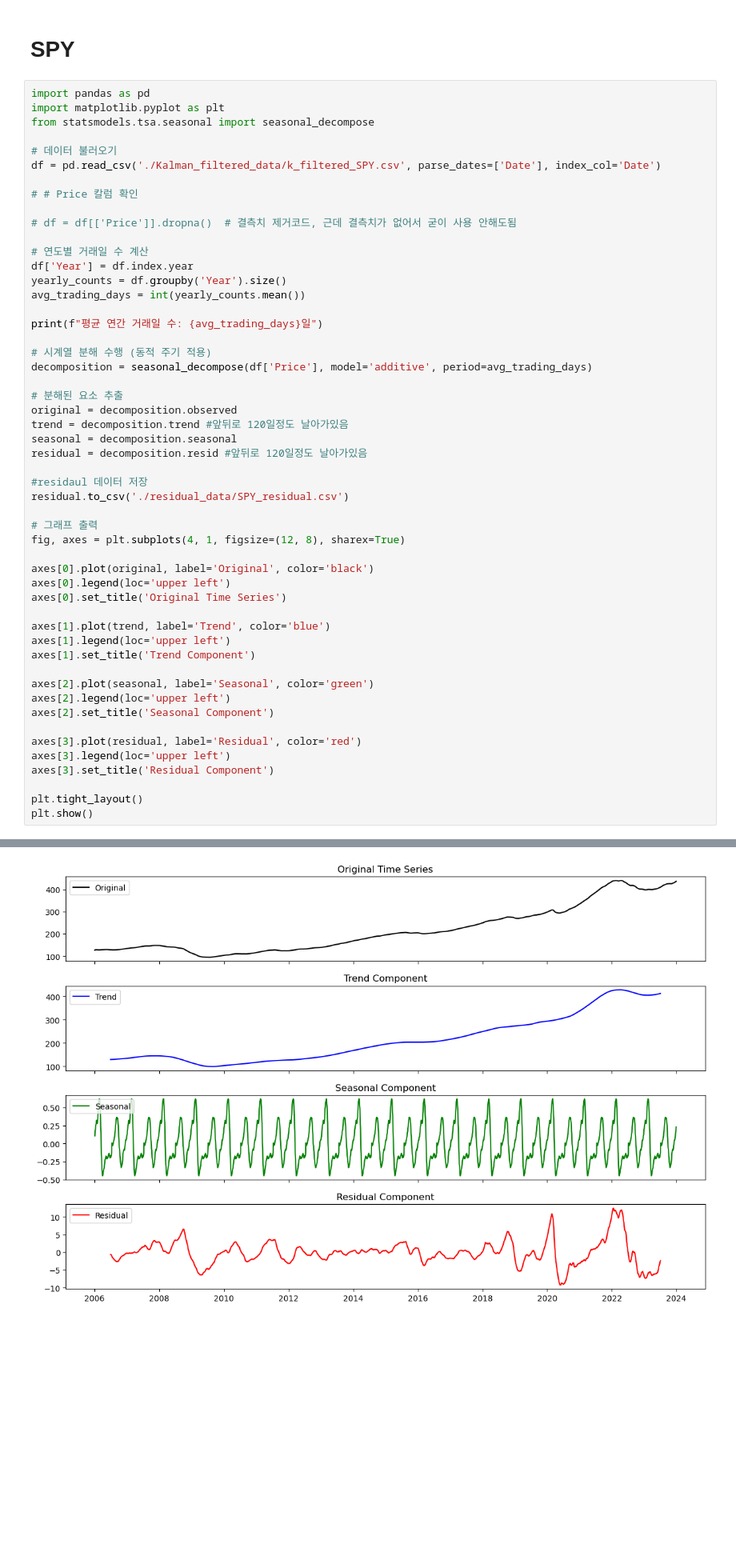
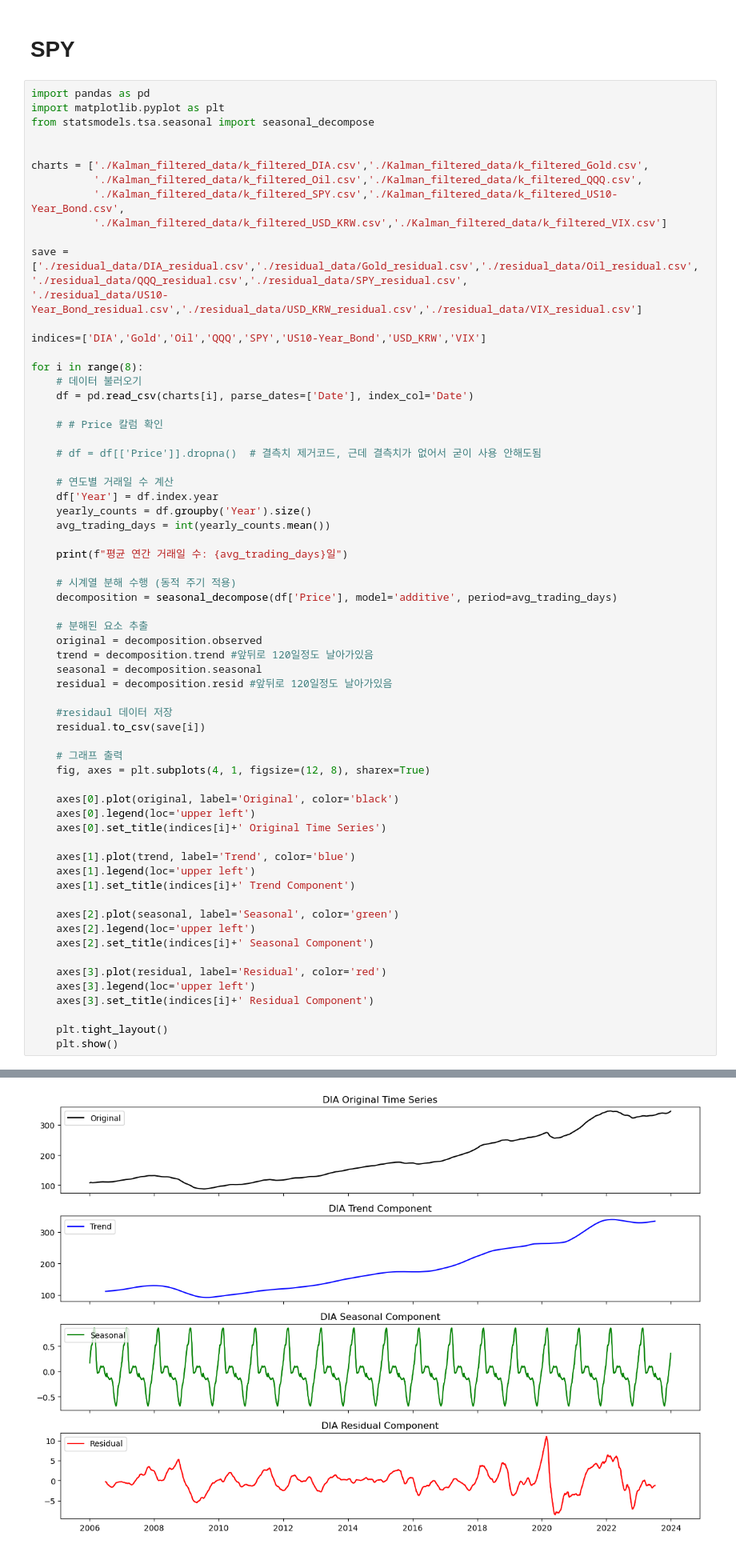
Before and after one commit to iinmv2486/Machine-Learning-for-Algorithmic-Trading-Second-Edition, a Jupyter notebook: 추가_자료/Development_of_a_Stock_Volatility_Detection_Model_Using_Artificial_Intelligence/4.Time_Series_Decomposition.ipynb, the cells around one changed output, grey strips where cells are left out. Shown at 80% size. Drawn from its saved outputs; the diff is of its cells as text; blank space fills up the shorter version.

Commit message:
time_series_decomposition for문으로 간편화

```diff
--- a/추가_자료/Development_of_a_Stock_Volatility_Detection_Model_Using_Artificial_Intelligence/4.Time_Series_Decomposition.ipynb
+++ b/추가_자료/Development_of_a_Stock_Volatility_Detection_Model_Using_Artificial_Intelligence/4.Time_Series_Decomposition.ipynb
@@ -3,55 +3,68 @@
 # %%
 import pandas as pd
 import matplotlib.pyplot as plt
 from statsmodels.tsa.seasonal import seasonal_decompose
 
-# 데이터 불러오기
-df = pd.read_csv('./Kalman_filtered_data/k_filtered_SPY.csv', parse_dates=['Date'], index_col='Date')
 
-# # Price 칼럼 확인
+charts = ['./Kalman_filtered_data/k_filtered_DIA.csv','./Kalman_filtered_data/k_filtered_Gold.csv',
+          './Kalman_filtered_data/k_filtered_Oil.csv','./Kalman_filtered_data/k_filtered_QQQ.csv',
+          './Kalman_filtered_data/k_filtered_SPY.csv','./Kalman_filtered_data/k_filtered_US10-Year_Bond.csv',
+          './Kalman_filtered_data/k_filtered_USD_KRW.csv','./Kalman_filtered_data/k_filtered_VIX.csv']
 
-# df = df[['Price']].dropna()  # 결측치 제거코드, 근데 결측치가 없어서 굳이 사용 안해도됨
+save = ['./residual_data/DIA_residual.csv','./residual_data/Gold_residual.csv','./residual_data/Oil_residual.csv',
+'./residual_data/QQQ_residual.csv','./residual_data/SPY_residual.csv',
+'./residual_data/US10-Year_Bond_residual.csv','./residual_data/USD_KRW_residual.csv','./residual_data/VIX_residual.csv']
 
-# 연도별 거래일 수 계산
-df['Year'] = df.index.year
-yearly_counts = df.groupby('Year').size()
-avg_trading_days = int(yearly_counts.mean())
+indices=['DIA','Gold','Oil','QQQ','SPY','US10-Year_Bond','USD_KRW','VIX']
 
-print(f"평균 연간 거래일 수: {avg_trading_days}일")
+for i in range(8):
+    # 데이터 불러오기
+    df = pd.read_csv(charts[i], parse_dates=['Date'], index_col='Date')
 
-# 시계열 분해 수행 (동적 주기 적용)
-decomposition = seasonal_decompose(df['Price'], model='additive', period=avg_trading_days)
+    # # Price 칼럼 확인
 
-# 분해된 요소 추출
-original = decomposition.observed
-trend = decomposition.trend #앞뒤로 120일정도 날아가있음
-seasonal = decomposition.seasonal
-residual = decomposition.resid #앞뒤로 120일정도 날아가있음
+    # df = df[['Price']].dropna()  # 결측치 제거코드, 근데 결측치가 없어서 굳이 사용 안해도됨
 
-#residaul 데이터 저장
-residual.to_csv('./residual_data/SPY_residual.csv')
+    # 연도별 거래일 수 계산
+    df['Year'] = df.index.year
+    yearly_counts = df.groupby('Year').size()
+    avg_trading_days = int(yearly_counts.mean())
 
-# 그래프 출력
-fig, axes = plt.subplots(4, 1, figsize=(12, 8), sharex=True)
+    print(f"평균 연간 거래일 수: {avg_trading_days}일")
 
-axes[0].plot(original, label='Original', color='black')
-axes[0].legend(loc='upper left')
-axes[0].set_title('Original Time Series')
+    # 시계열 분해 수행 (동적 주기 적용)
+    decomposition = seasonal_decompose(df['Price'], model='additive', period=avg_trading_days)
 
-axes[1].plot(trend, label='Trend', color='blue')
-axes[1].legend(loc='upper left')
-axes[1].set_title('Trend Component')
+    # 분해된 요소 추출
+    original = decomposition.observed
+    trend = decomposition.trend #앞뒤로 120일정도 날아가있음
+    seasonal = decomposition.seasonal
+    residual = decomposition.resid #앞뒤로 120일정도 날아가있음
 
-axes[2].plot(seasonal, label='Seasonal', color='green')
-axes[2].legend(loc='upper left')
-axes[2].set_title('Seasonal Component')
+    #residaul 데이터 저장
+    residual.to_csv(save[i])
 
-axes[3].plot(residual, label='Residual', color='red')
-axes[3].legend(loc='upper left')
-axes[3].set_title('Residual Component')
+    # 그래프 출력
+    fig, axes = plt.subplots(4, 1, figsize=(12, 8), sharex=True)
 
-plt.tight_layout()
-plt.show()
+    axes[0].plot(original, label='Original', color='black')
+    axes[0].legend(loc='upper left')
+    axes[0].set_title(indices[i]+' Original Time Series')
+
+    axes[1].plot(trend, label='Trend', color='blue')
+    axes[1].legend(loc='upper left')
+    axes[1].set_title(indices[i]+' Trend Component')
+
+    axes[2].plot(seasonal, label='Seasonal', color='green')
+    axes[2].legend(loc='upper left')
+    axes[2].set_title(indices[i]+' Seasonal Component')
+
+    axes[3].plot(residual, label='Residual', color='red')
+    axes[3].legend(loc='upper left')
+    axes[3].set_title(indices[i]+' Residual Component')
+
+    plt.tight_layout()
+    plt.show()
 # %% [output]
 평균 연간 거래일 수: 248일
-[figure, old version]
+[figure, new version]
```
Also changed, not shown: parts of 9 cells of this notebook, 7 other files.
